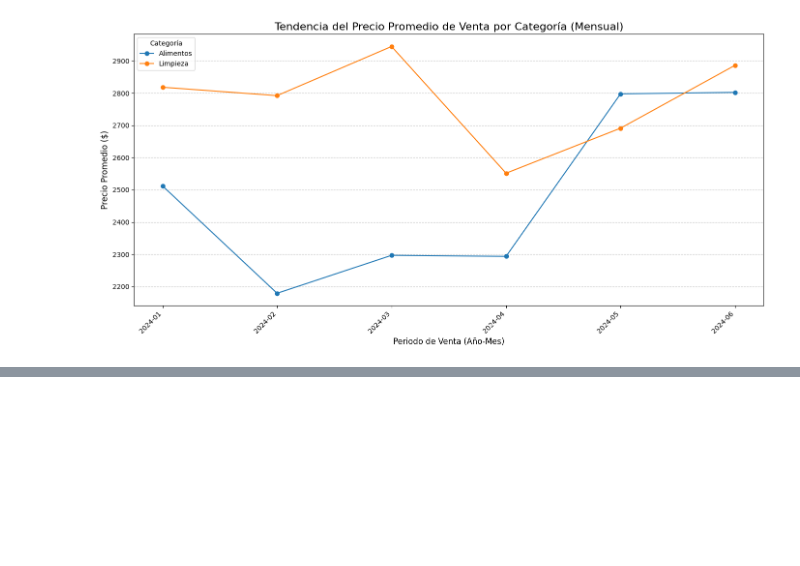
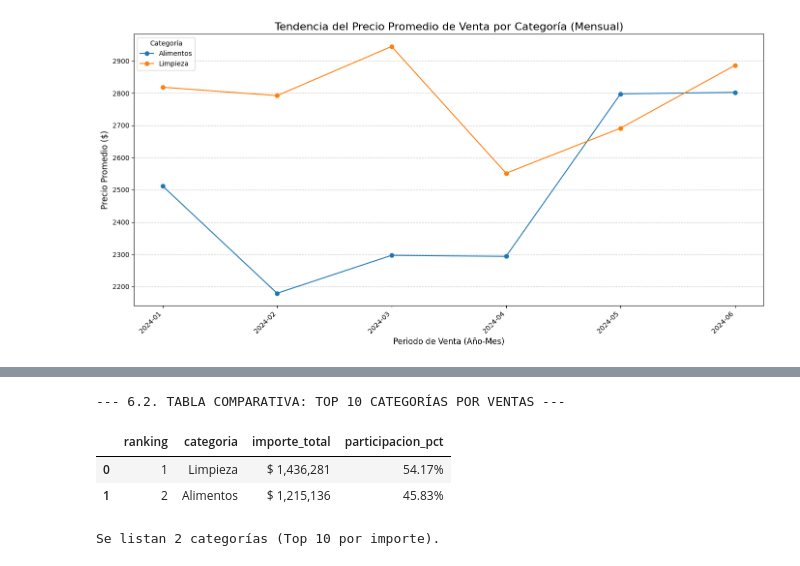
Before and after one commit to fedegonc/Proyecto-Aurelion, a Jupyter notebook: notebooks/normalizacion_y_analisis.ipynb, the cells around one changed output, grey strips where cells are left out. Cells and saved outputs as stored; diff of their text form; code cells hidden in the pictures; blank space fills up the shorter version.

```diff
--- a/notebooks/normalizacion_y_analisis.ipynb
+++ b/notebooks/normalizacion_y_analisis.ipynb
@@ -446,0 +506,80 @@ plt.show()
+# %%
+import os
+import pandas as pd
+import matplotlib.pyplot as plt
+
+# === CONFIGURACIÓN DE RUTAS ===
+RAW_PATH = '../data/raw/'
+
+# === CARGA DE DATOS ORIGINALES ===
+df_clientes = pd.read_excel(os.path.join(RAW_PATH, 'clientes.xlsx'))
+df_productos = pd.read_excel(os.path.join(RAW_PATH, 'productos.xlsx'))
+df_ventas = pd.read_excel(os.path.join(RAW_PATH, 'ventas.xlsx'))
+df_detalle = pd.read_excel(os.path.join(RAW_PATH, 'detalle_ventas.xlsx'))
+
+# === NORMALIZACIÓN BÁSICA ===
+df_ventas_clean = df_ventas.drop(columns=['nombre_cliente', 'email']).copy()
+
+df_detalle_clean = df_detalle.drop(columns=['nombre_producto']).copy()
+
+df_clientes_clean = df_clientes.copy()
+df_productos_clean = df_productos.copy()
+
+# === RECONSTRUCCIÓN DE ventas_por_categoria ===
+df_productos_ventas = pd.merge(
+    df_detalle_clean,
+    df_productos_clean[['id_producto', 'categoria']],
+    on='id_producto',
+    how='left'
+)
+
+ventas_por_categoria = (
+    df_productos_ventas
+    .groupby('categoria')['importe']
+    .sum()
+    .sort_values(ascending=False)
+)
+
+# === TABLA COMPARATIVA TOP 10 ===
+print("\n--- 6.2. TABLA COMPARATIVA: TOP 10 CATEGORÍAS POR VENTAS ---\n")
+
+TOP_N = 10
+
+tabla_categorias = (
+    ventas_por_categoria
+    .reset_index()
+    .rename(columns={'index': 'categoria', 'importe': 'importe_total'})
+)
+
+total_general = tabla_categorias['importe_total'].sum()
+tabla_categorias['participacion_pct'] = (
+    tabla_categorias['importe_total'] / total_general * 100
+).round(2) if total_general > 0 else 0
+
+tabla_categorias['ranking'] = (
+    tabla_categorias['importe_total']
+    .rank(method='first', ascending=False)
+    .astype(int)
+)
+
+tabla_categorias = (
+    tabla_categorias
+    .sort_values(['ranking', 'categoria'])
+    .head(TOP_N)
+    [['ranking', 'categoria', 'importe_total', 'participacion_pct']]
+)
+
+display(
+    tabla_categorias.style.format({
+        'importe_total': '$ {:,.0f}'.format,
+        'participacion_pct': '{:.2f}%'.format
+    })
+)
+
+print(f"Se listan {len(tabla_categorias)} categorías (Top {TOP_N} por importe).")
+# %% [output]
+--- 6.2. TABLA COMPARATIVA: TOP 10 CATEGORÍAS POR VENTAS ---
+|  | ranking | categoria | importe_total | participacion_pct |
+| 0 | 1 | Limpieza | $ 1,436,281 | 54.17% |
+| 1 | 2 | Alimentos | $ 1,215,136 | 45.83% |
+Se listan 2 categorías (Top 10 por importe).
```
Also changed, not shown: parts of 2 cells of this notebook.
